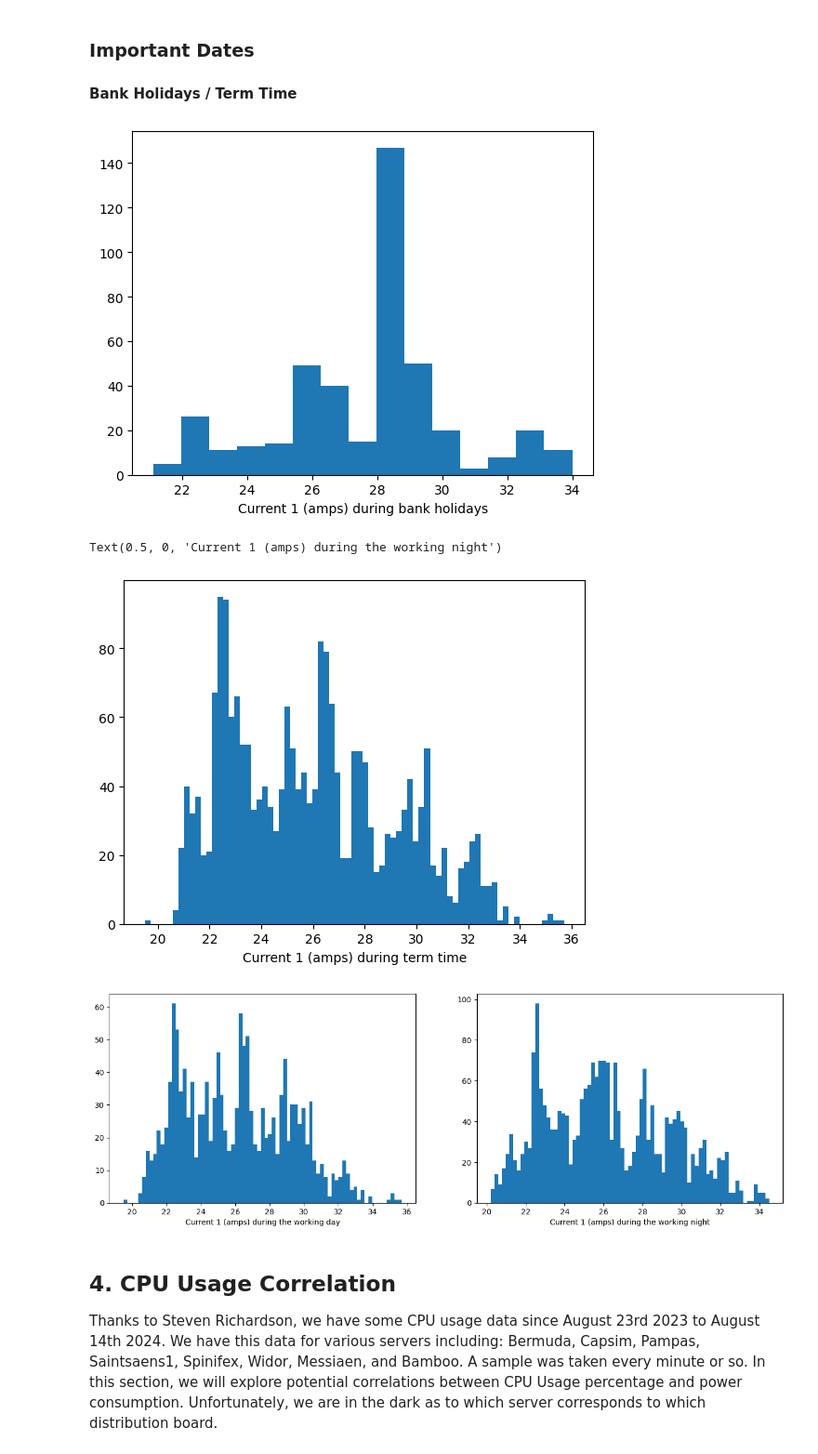
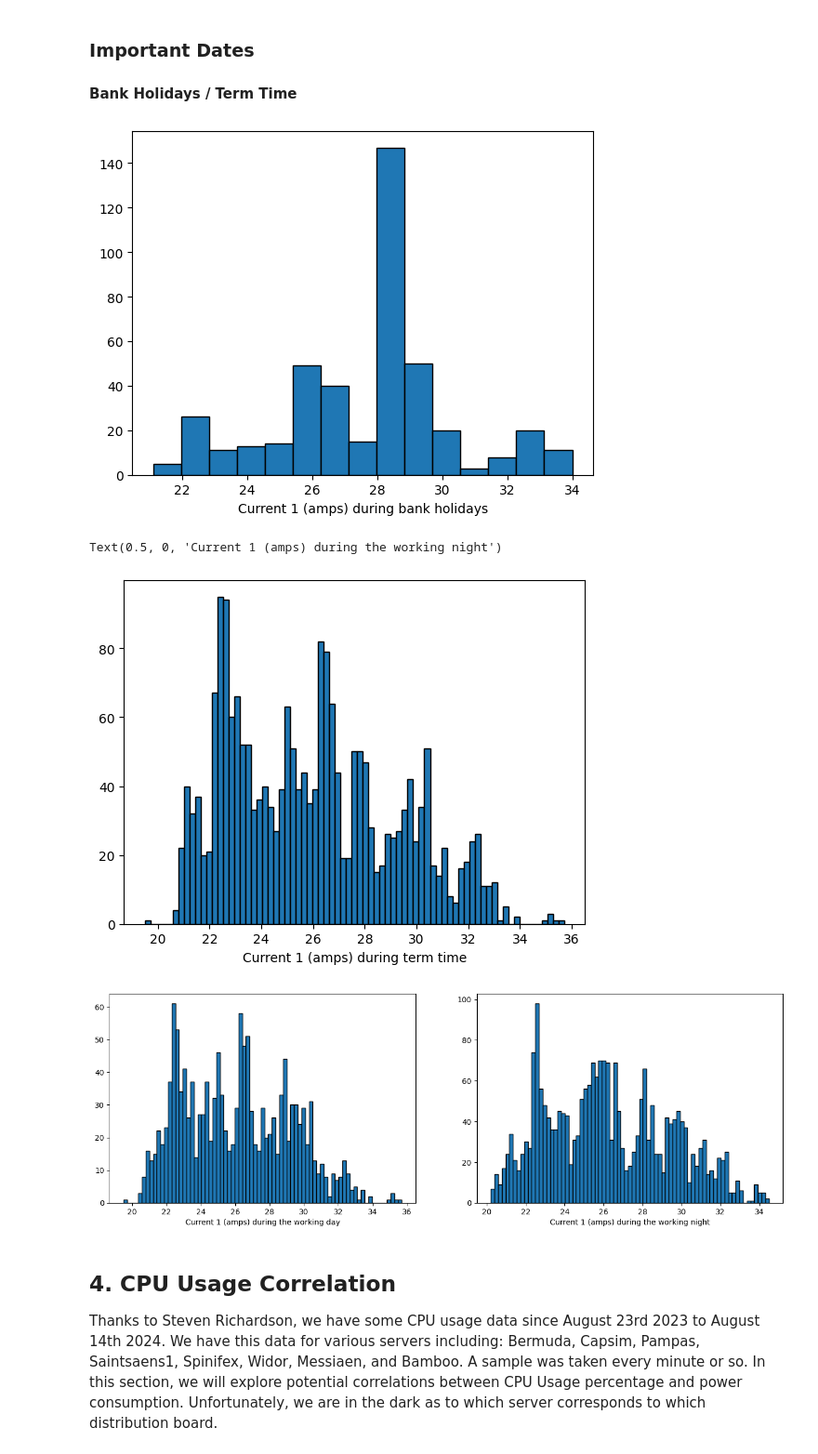
Before and after one commit to ogahector/power_analysis_eeedept, a Jupyter notebook: src/main.ipynb, the cells around one changed output. Shown at 93% size. Cells and saved outputs as stored; diff of their text form; code cells hidden in the pictures.

```diff
--- a/src/main.ipynb
+++ b/src/main.ipynb
@@ -453,29 +451,29 @@ plt.show()
 # %%
 ## Bank holidays + campus closure
 plt.figure()
 plt.hist([dl1[HEADER].iloc[i] for i in range(len(dl1)) if dl1["Date/Time"].iloc[i].normalize() in bank_holidays],
-         bins=15)
+         bins=15, edgecolor='k')
 plt.xlabel(HEADER+' during bank holidays')
 plt.show()
 
 ## During Term Time
 plt.figure()
 plt.hist([dl1[HEADER].iloc[i] for i in range(len(dl1)) if dl1["Date/Time"].iloc[i].normalize() in spring_term
-          or dl1["Date/Time"].iloc[i].normalize() in summer_term], bins=75)
+          or dl1["Date/Time"].iloc[i].normalize() in summer_term], bins=75, edgecolor='k')
 plt.xlabel(HEADER+' during term time')
 
 ## Working Day, working night
 fig, ax = plt.subplots(1, 2, figsize=(16, 5))
-ax[0].hist([dl1[HEADER].iloc[i] for i in range(len(dl1)) if dl1["Date/Time"].iloc[i].hour in range(9, 18)], bins=75)
+ax[0].hist([dl1[HEADER].iloc[i] for i in range(len(dl1)) if dl1["Date/Time"].iloc[i].hour in range(9, 18)], bins=75, edgecolor='k')
 ax[0].set_xlabel(HEADER+ ' during the working day')
 
-ax[1].hist([dl1[HEADER].iloc[i] for i in range(len(dl1)) if dl1["Date/Time"].iloc[i].hour not in range(9, 18)], bins=75)
+ax[1].hist([dl1[HEADER].iloc[i] for i in range(len(dl1)) if dl1["Date/Time"].iloc[i].hour not in range(9, 18)], bins=75, edgecolor='k')
 ax[1].set_xlabel(HEADER+' during the working night')
 # %% [output]
-[figure, old version]
+[figure, new version]
 Text(0.5, 0, 'Current 1 (amps) during the working night')
-[figure, old version]
+[figure, new version]
-[figure, old version]
+[figure, new version]
 # %%
 HEADER = 'Power (kW)' # set it back to the way it was
 # %% [markdown]
```
Also changed, not shown: parts of 5 cells of this notebook, 1 other file.
